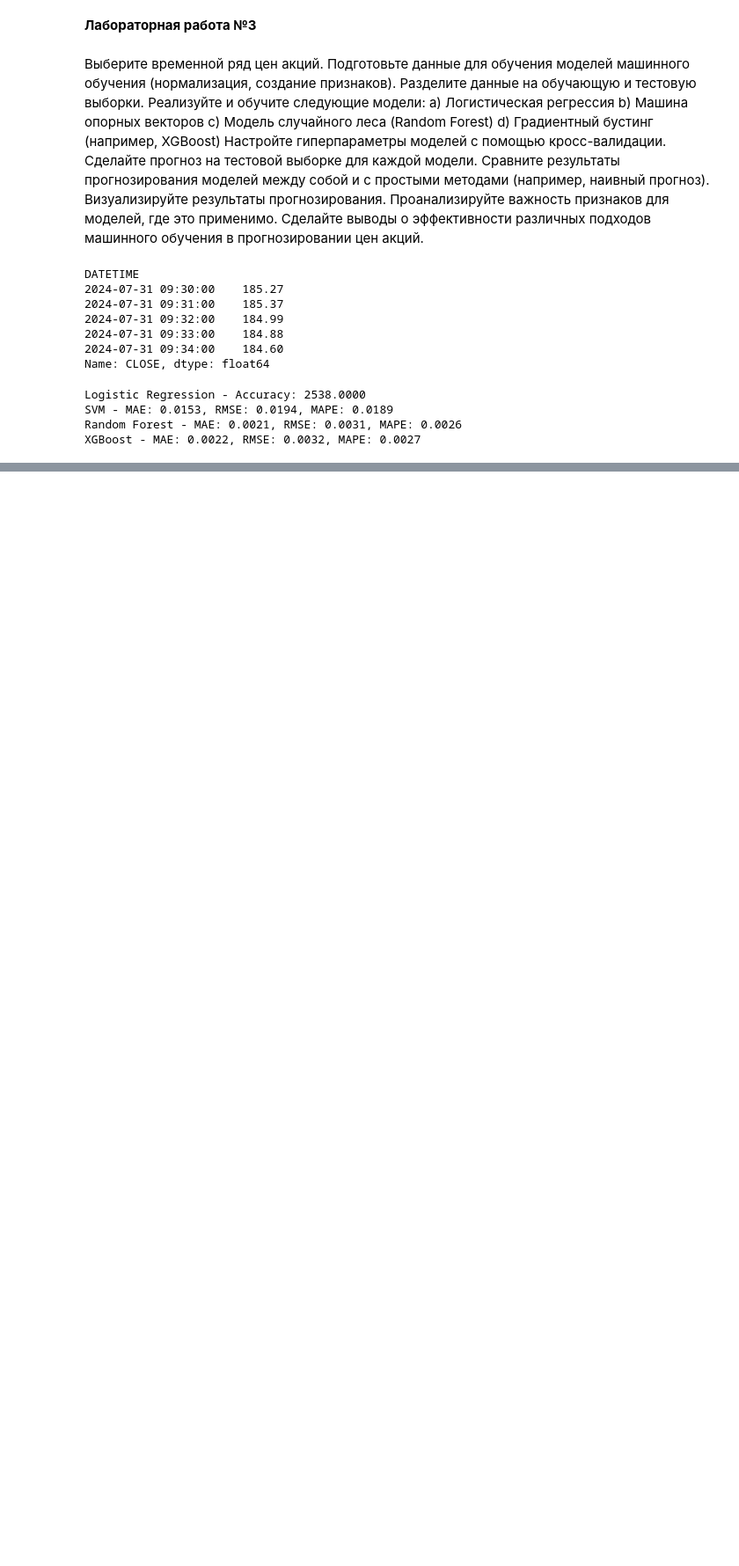
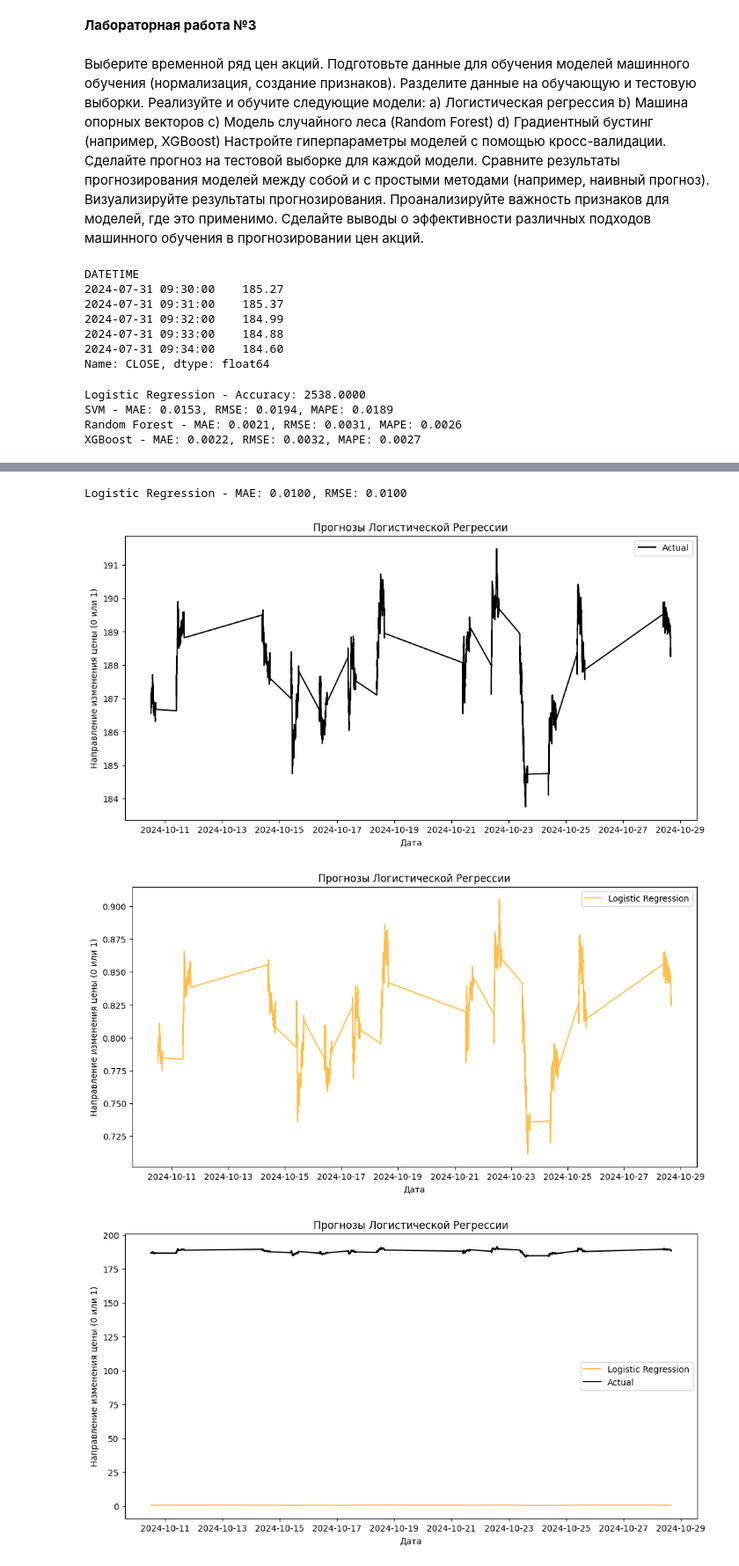
Before and after one commit to keysenelvial/dinam, a Jupyter notebook: dinam3.ipynb, the cells around one changed output, grey strips where cells are left out. Shown at 88% size. Cells and saved outputs as stored; diff of their text form; code cells hidden in the pictures; blank space fills up the shorter version.

```diff
--- a/dinam3.ipynb
+++ b/dinam3.ipynb
@@ -163,3 +135,59 @@ Name: feature, dtype: int64 59    0.994848
 50    0.000017
 51    0.000017
 Name: importance, dtype: float64
+# %%
+# Логистическая регрессия
+# Преобразуем задачу в классификацию направления движения цены
+y_direction = (y_train > np.roll(y_train, 1))[1:].astype(int)  # Бинарные метки направления
+
+
+X_train_lr = X_train[1:]  # Убираем первый элемент из X_train для соответствия меткам
+
+# Инициализация модели логистической регрессии
+lr_model = LogisticRegression(random_state=42)
+
+# Обучение модели
+lr_model.fit(X_train_lr.reshape(X_train_lr.shape[0], -1), y_direction.ravel())  # Преобразуем X_train в 2D
+
+# Оценка модели
+def evaluate_model_log(model, X_test, y_test, model_name):
+  y_pred_direction = model.predict(X_test.reshape(X_test.shape[0], -1))  # Преобразуем X_test в 2D
+  y_pred = np.where(y_pred_direction == 1, y_test.ravel() + 0.01, y_test.ravel() - 0.01)  # Прогнозирование цен по направлению
+  mae = mean_absolute_error(y_test.ravel(), y_pred)  # Преобразуем y_test в 1D для вычисления ошибок
+  rmse = np.sqrt(mean_squared_error(y_test.ravel(), y_pred))  # Преобразуем y_test в 1D для вычисления ошибок
+  print(f'{model_name} - MAE: {mae:.4f}, RMSE: {rmse:.4f}')
+  return y_pred
+
+
+lr_pred = evaluate_model_log(lr_model, X_test, y_test, 'Logistic Regression')
+
+# Визуализация результатов для Логистической Регрессии
+plt.figure(figsize=(12, 6))
+plt.plot(ts.index[-len(y_test):], scaler.inverse_transform(y_test.reshape(-1, 1)), label='Actual', color='black')
+plt.title('Прогнозы Логистической Регрессии')
+plt.xlabel('Дата')
+plt.ylabel('Направление изменения цены (0 или 1)')
+plt.legend()
+plt.show()
+
+plt.figure(figsize=(12, 6))
+plt.plot(ts.index[-len(lr_pred):], lr_pred, label='Logistic Regression', color='orange', alpha=0.7)
+plt.title('Прогнозы Логистической Регрессии')
+plt.xlabel('Дата')
+plt.ylabel('Направление изменения цены (0 или 1)')
+plt.legend()
+plt.show()
+
+plt.figure(figsize=(12, 6))
+plt.plot(ts.index[-len(lr_pred):], lr_pred, label='Logistic Regression', color='orange', alpha=0.7)
+plt.plot(ts.index[-len(y_test):], scaler.inverse_transform(y_test.reshape(-1, 1)), label='Actual', color='black')
+plt.title('Прогнозы Логистической Регрессии')
+plt.xlabel('Дата')
+plt.ylabel('Направление изменения цены (0 или 1)')
+plt.legend()
+plt.show()
+# %% [output]
+Logistic Regression - MAE: 0.0100, RMSE: 0.0100
+[figure, added]
+[figure, added]
+[figure, added]
```
Also changed, not shown: parts of 2 cells of this notebook.
